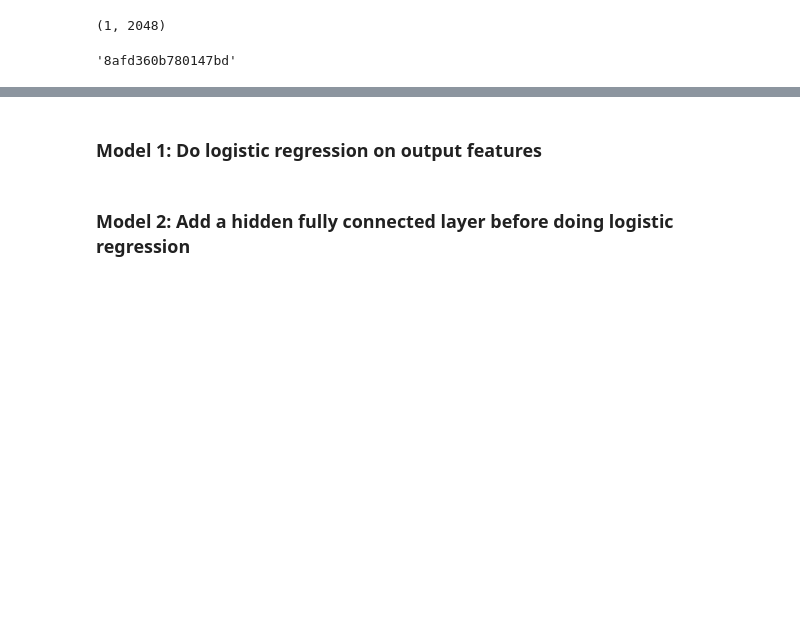
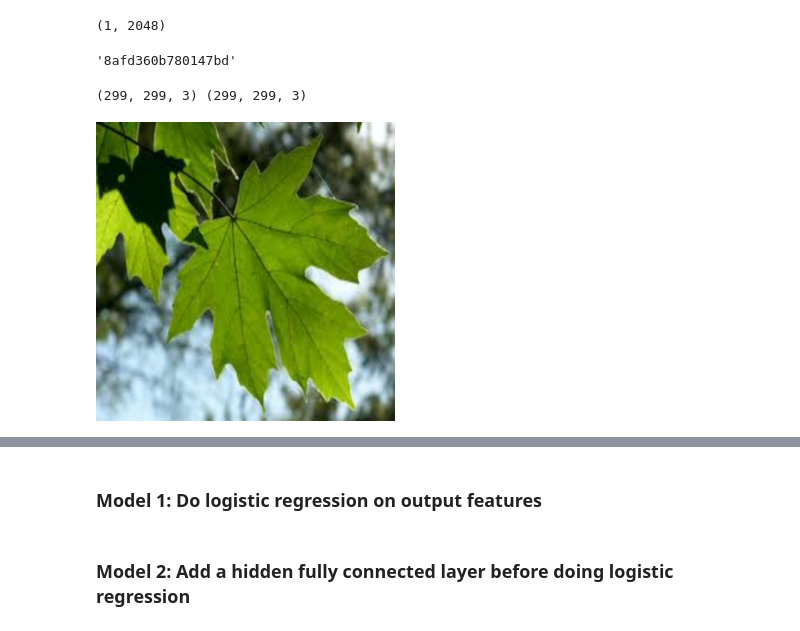
Before and after one commit to NathanielBlairStahn/tree-logic, a Jupyter notebook: build_a_model.ipynb, the cells around one changed output, grey strips where cells are left out. Drawn from its saved outputs; the diff is of its cells as text; code cells hidden in the pictures; blank space fills up the shorter version.

Commit message:
update build_a_model and scrape_trees

```diff
--- a/build_a_model.ipynb
+++ b/build_a_model.ipynb
@@ -169,3 +170,17 @@ def images_to_input_array(img_paths, target_size=None, interpolation='bilinear')
     return np.array([image.img_to_array(
         image.load_img(img_path, target_size, interpolation))
                      for img in img_path in img_paths])
+# %%
+img0_299 = image.load_img("tree_photos/acer macrophylum/image_acer macrophylum_1.png", target_size=(299,299))
+img1_299 = image.load_img("tree_photos/pseudotsuga menziesii/image_pseudotsuga menziesii_0.png", target_size=(299,299))
+
+x0_299 = image.img_to_array(img0_299)
+x1_299 = image.img_to_array(img1_299)
+
+print(x0_299.shape, x1_299.shape)
+# %% [output]
+(299, 299, 3) (299, 299, 3)
+# %%
+img0_299
+# %% [output]
+[figure, added]
```
Also changed, not shown: parts of 13 cells of this notebook, 1 other file.
